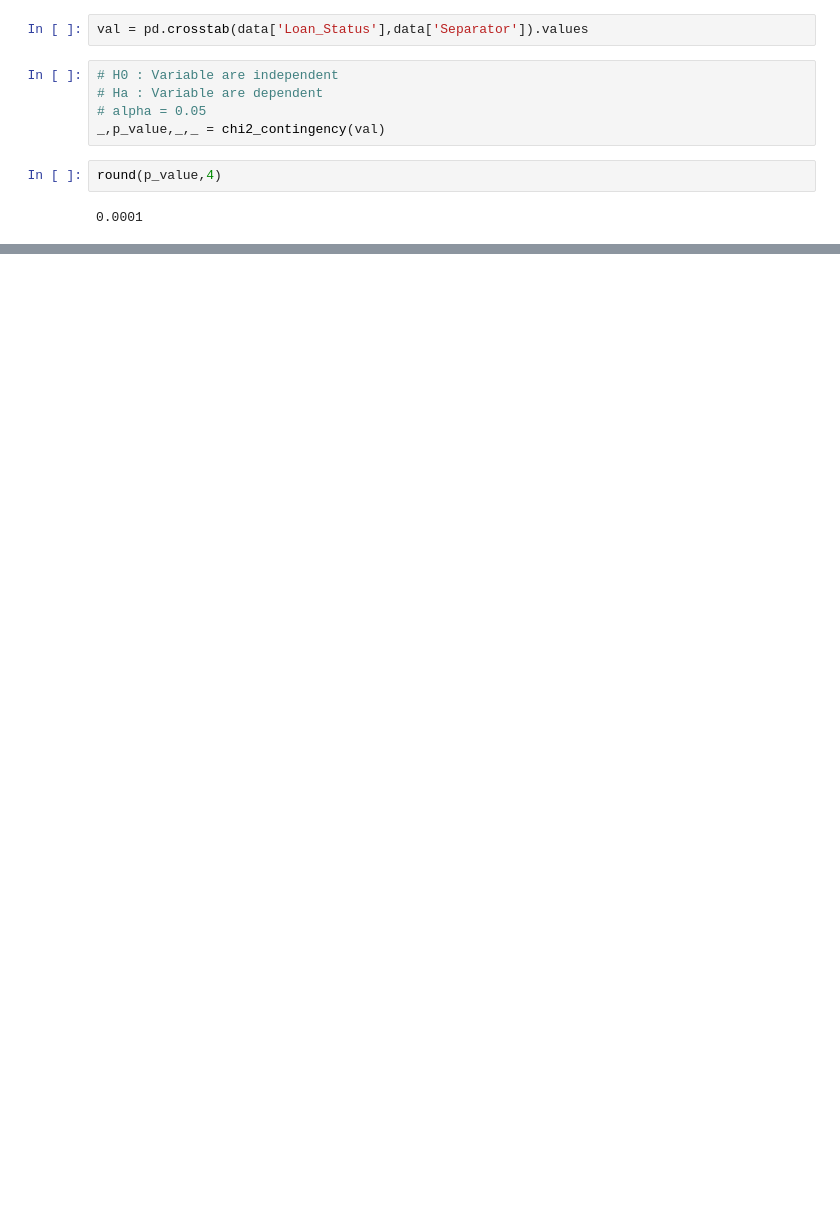
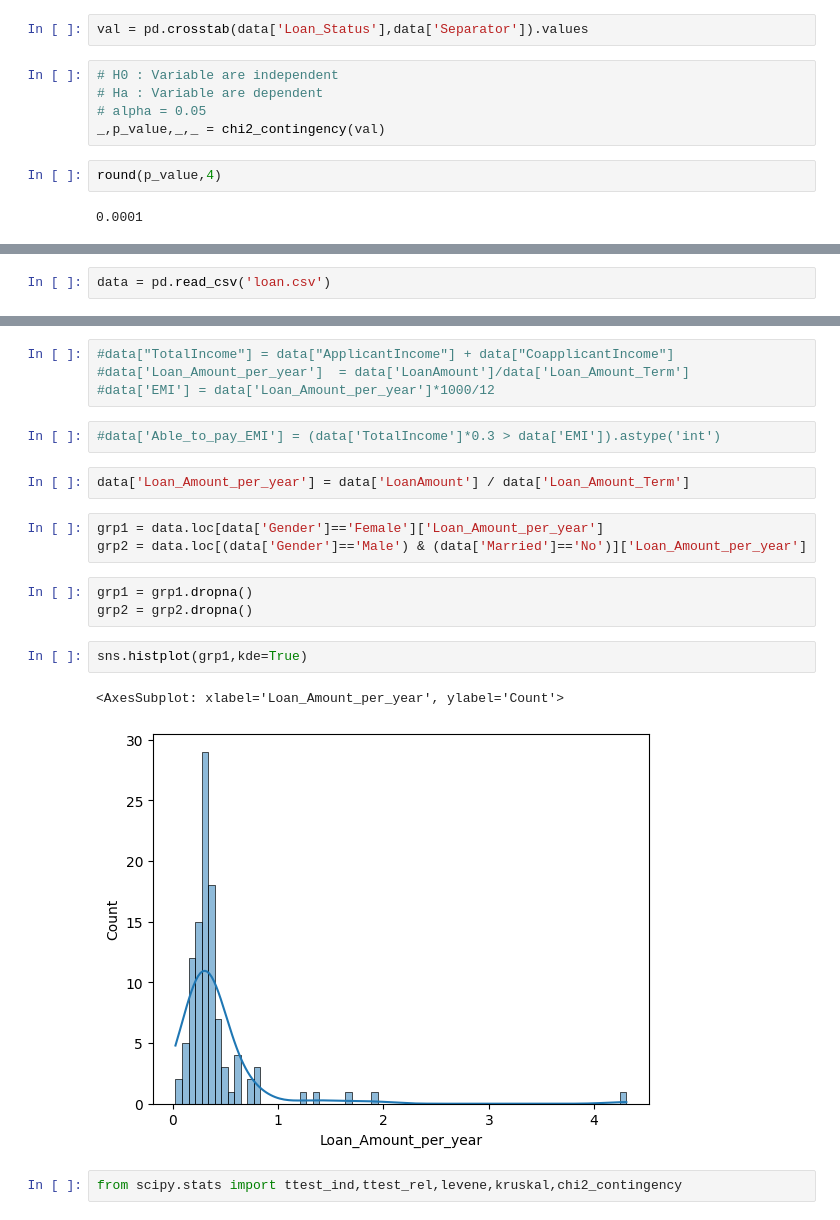
Before and after one commit to GauravDaharia20/Scaler-Projects, a Jupyter notebook: CC-Math-Fundamentals/Feature Engineering.ipynb, the cells around one changed output, grey strips where cells are left out. Saved outputs shown, nothing was run; the diff lists cells and outputs as text; blank space fills up the shorter version.

```diff
--- a/CC-Math-Fundamentals/Feature Engineering.ipynb
+++ b/CC-Math-Fundamentals/Feature Engineering.ipynb
@@ -374,0 +396,2 @@ round(p_value,4)
+# %%
+data = pd.read_csv('loan.csv')
@@ -374,0 +445,21 @@ round(p_value,4)
+# %%
+#data["TotalIncome"] = data["ApplicantIncome"] + data["CoapplicantIncome"]
+#data['Loan_Amount_per_year']  = data['LoanAmount']/data['Loan_Amount_Term']
+#data['EMI'] = data['Loan_Amount_per_year']*1000/12
+# %%
+#data['Able_to_pay_EMI'] = (data['TotalIncome']*0.3 > data['EMI']).astype('int')
+# %%
+data['Loan_Amount_per_year'] = data['LoanAmount'] / data['Loan_Amount_Term']
+# %%
+grp1 = data.loc[data['Gender']=='Female']['Loan_Amount_per_year']
+grp2 = data.loc[(data['Gender']=='Male') & (data['Married']=='No')]['Loan_Amount_per_year']
+# %%
+grp1 = grp1.dropna()
+grp2 = grp2.dropna()
+# %%
+sns.histplot(grp1,kde=True)
+# %% [output]
+<AxesSubplot: xlabel='Loan_Amount_per_year', ylabel='Count'>
+[figure, added]
+# %%
+from scipy.stats import ttest_ind,ttest_rel,levene,kruskal,chi2_contingency
```
Also changed, not shown: parts of 29 cells of this notebook, 1 other file.
